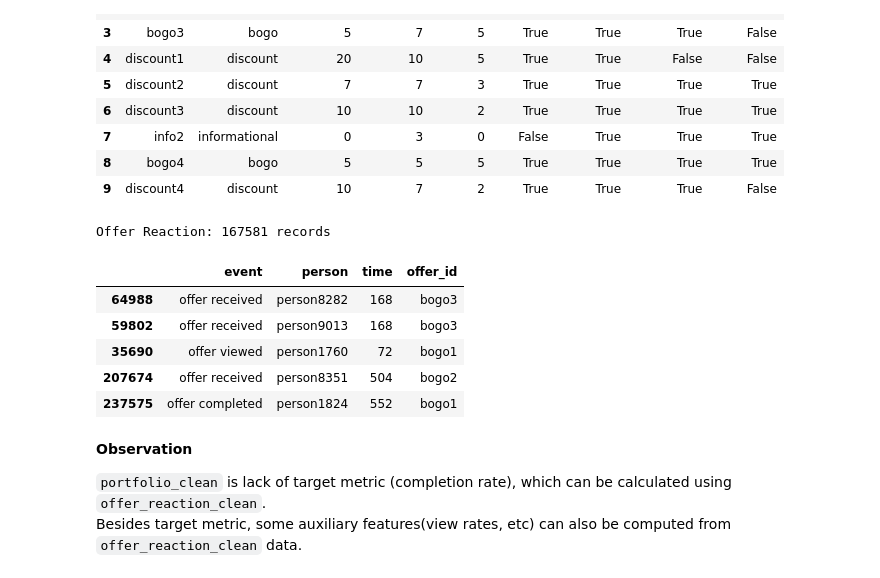
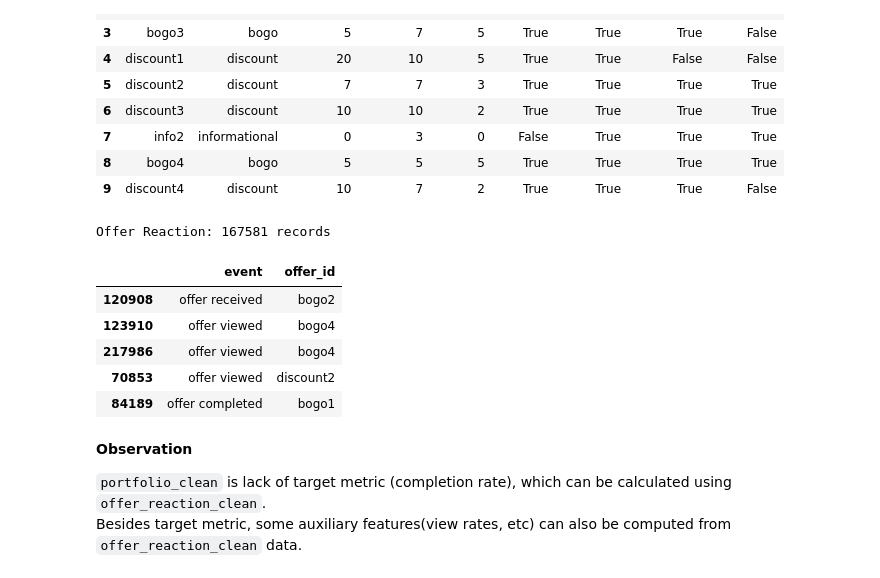
Before and after one commit to alankashiwa/starbucks-capstone-challenge, a Jupyter notebook: Starbucks_Capstone_notebook.ipynb, the cells around one changed output. Cells and saved outputs as stored; diff of their text form; code cells hidden in the pictures.

```diff
--- a/Starbucks_Capstone_notebook.ipynb
+++ b/Starbucks_Capstone_notebook.ipynb
@@ -559,15 +565,15 @@ portfolio_clean
 # %%
 # Offer Reaction
 print("Offer Reaction: {} records".format(offer_reaction_clean.shape[0]))
-offer_reaction_clean.sample(5)
+offer_reaction_clean[['event', 'offer_id']].sample(5)
 # %% [output]
 Offer Reaction: 167581 records
-|  | event | person | time | offer_id |
-| 64988 | offer received | person8282 | 168 | bogo3 |
-| 59802 | offer received | person9013 | 168 | bogo3 |
-| 35690 | offer viewed | person1760 | 72 | bogo1 |
-| 207674 | offer received | person8351 | 504 | bogo2 |
-| 237575 | offer completed | person1824 | 552 | bogo1 |
+|  | event | offer_id |
+| 120908 | offer received | bogo2 |
+| 123910 | offer viewed | bogo4 |
+| 217986 | offer viewed | bogo4 |
+| 70853 | offer viewed | discount2 |
+| 84189 | offer completed | bogo1 |
 # %% [markdown]
 **Observation**
 
```
Also changed, not shown: parts of 13 cells of this notebook.
